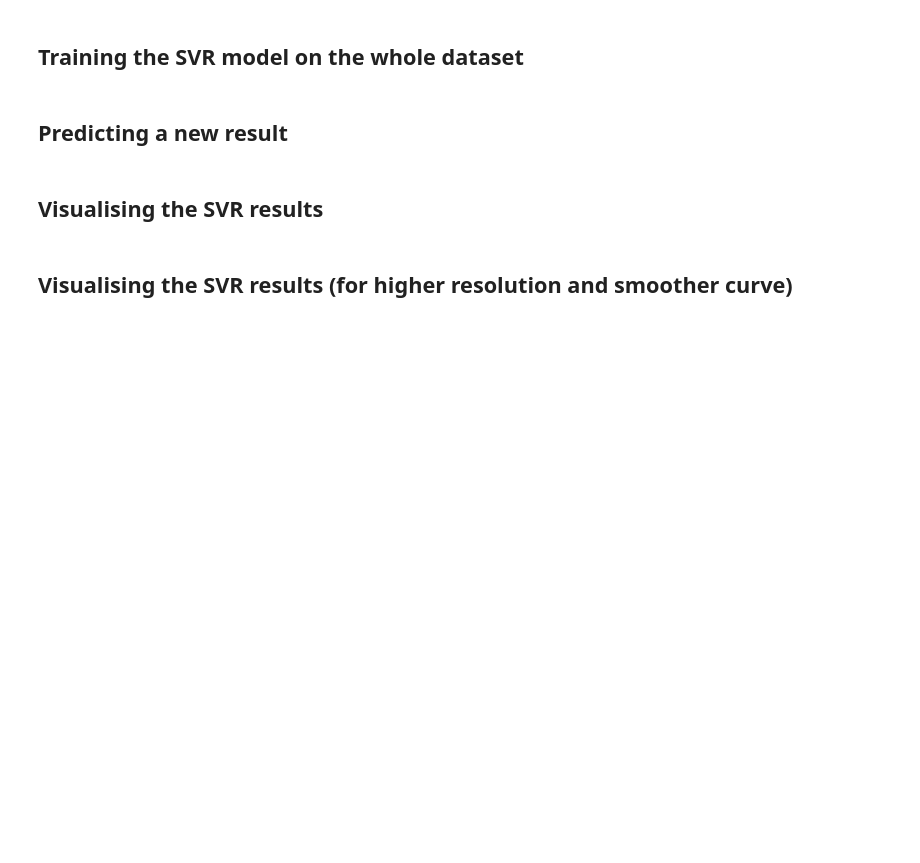
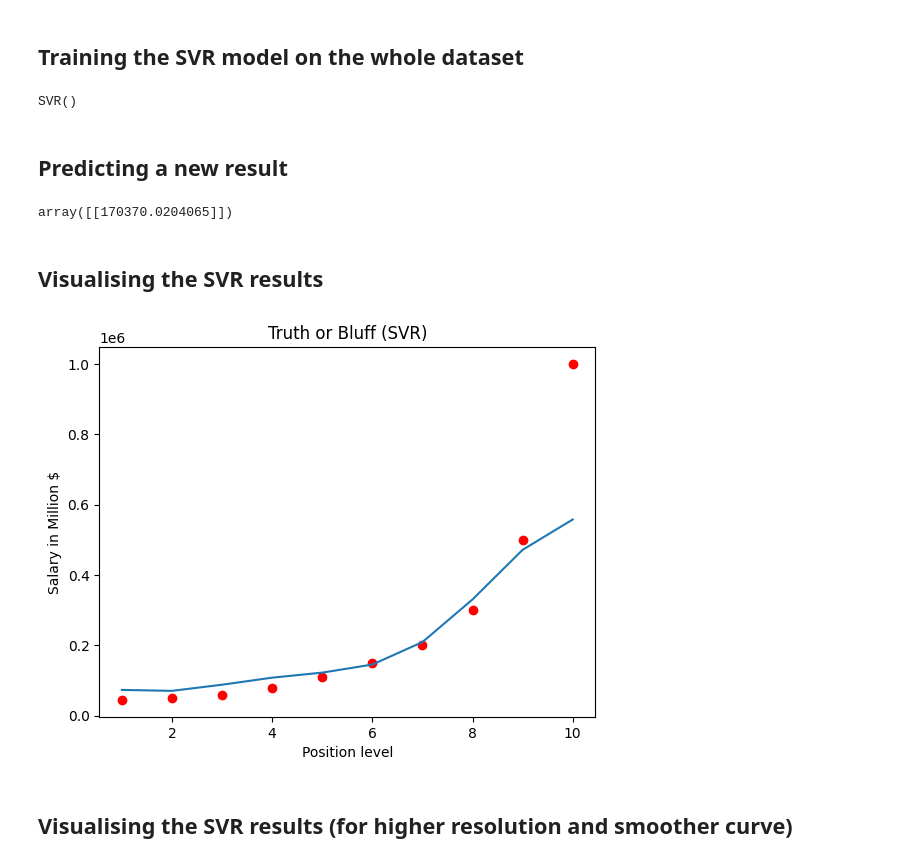
Before and after one commit to niclashart/Projects, a Jupyter notebook: Study/Regression/Support_Vector_Regression/support_vector_regression.ipynb, the cells around one changed output. Saved outputs shown, nothing was run; the diff lists cells and outputs as text; code cells hidden in the pictures; blank space fills up the shorter version.

```diff
--- a/Study/Regression/Support_Vector_Regression/support_vector_regression.ipynb
+++ b/Study/Regression/Support_Vector_Regression/support_vector_regression.ipynb
@@ -48,3 +48,9 @@ print(y) # reshaped to a 2D array
  [1000000]]
 # %% [markdown]
 ## Feature Scaling
+# %%
+from sklearn.preprocessing import StandardScaler # transforming data from -1 to 3
+sc_X = StandardScaler()
+sc_y = StandardScaler()
+X = sc_X.fit_transform(X)
+y = sc_y.fit_transform(y)
@@ -51,8 +83,27 @@ print(y) # reshaped to a 2D array
 # %% [markdown]
 ## Training the SVR model on the whole dataset
+# %%
+from sklearn.svm import SVR
+regressor = SVR(kernel='rbf') # Radial Basis Function kernel
+regressor.fit(X, y)
+# %% [output]
+SVR()
 # %% [markdown]
 ## Predicting a new result
+# %%
+sc_y.inverse_transform(regressor.predict(sc_X.transform([[6.5]])).reshape(-1, 1))
+# %% [output]
+array([[170370.0204065]])
 # %% [markdown]
 ## Visualising the SVR results
+# %%
+plt.scatter(sc_X.inverse_transform(X), sc_y.inverse_transform(y), color='red')
+plt.plot(sc_X.inverse_transform(X), sc_y.inverse_transform(regressor.predict(X).reshape(-1, 1)))
+plt.title('Truth or Bluff (SVR)')
+plt.xlabel('Position level')
+plt.ylabel('Salary in Million $')
+plt.show()
+# %% [output]
+[figure, added]
 # %% [markdown]
 ## Visualising the SVR results (for higher resolution and smoother curve)
```
Also changed, not shown: parts of 3 cells of this notebook.
